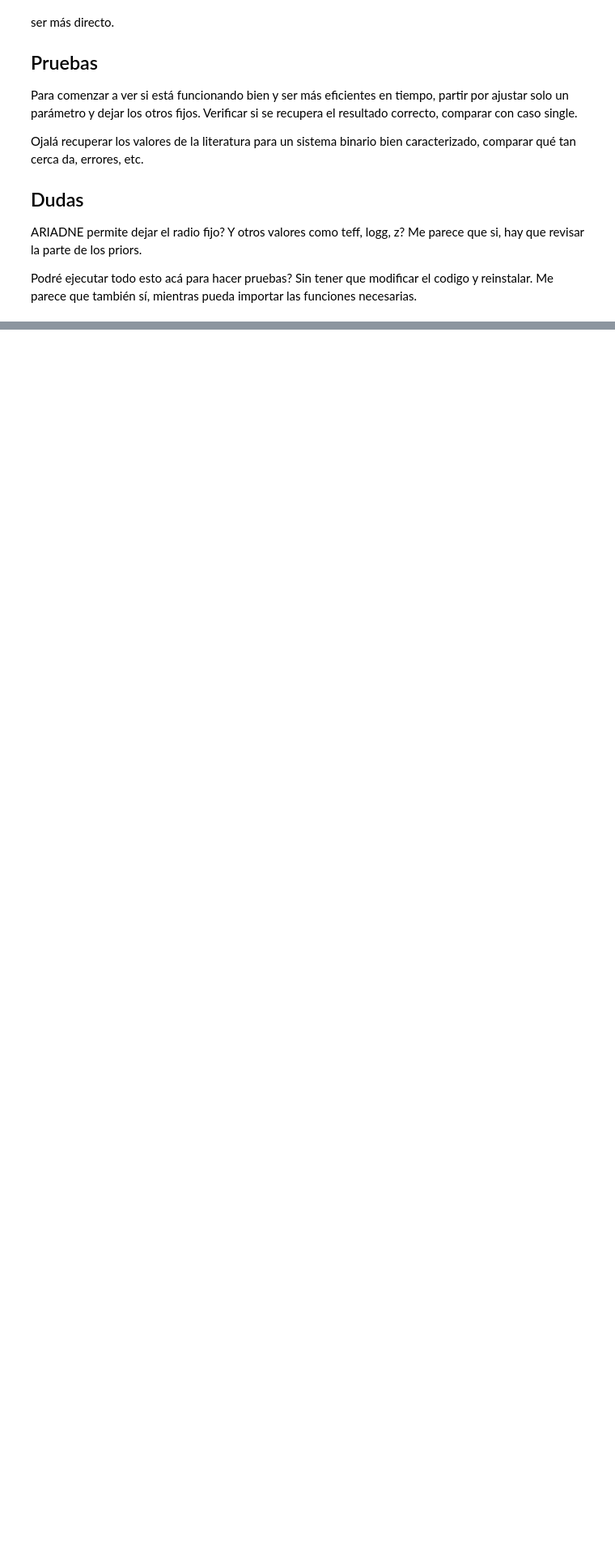
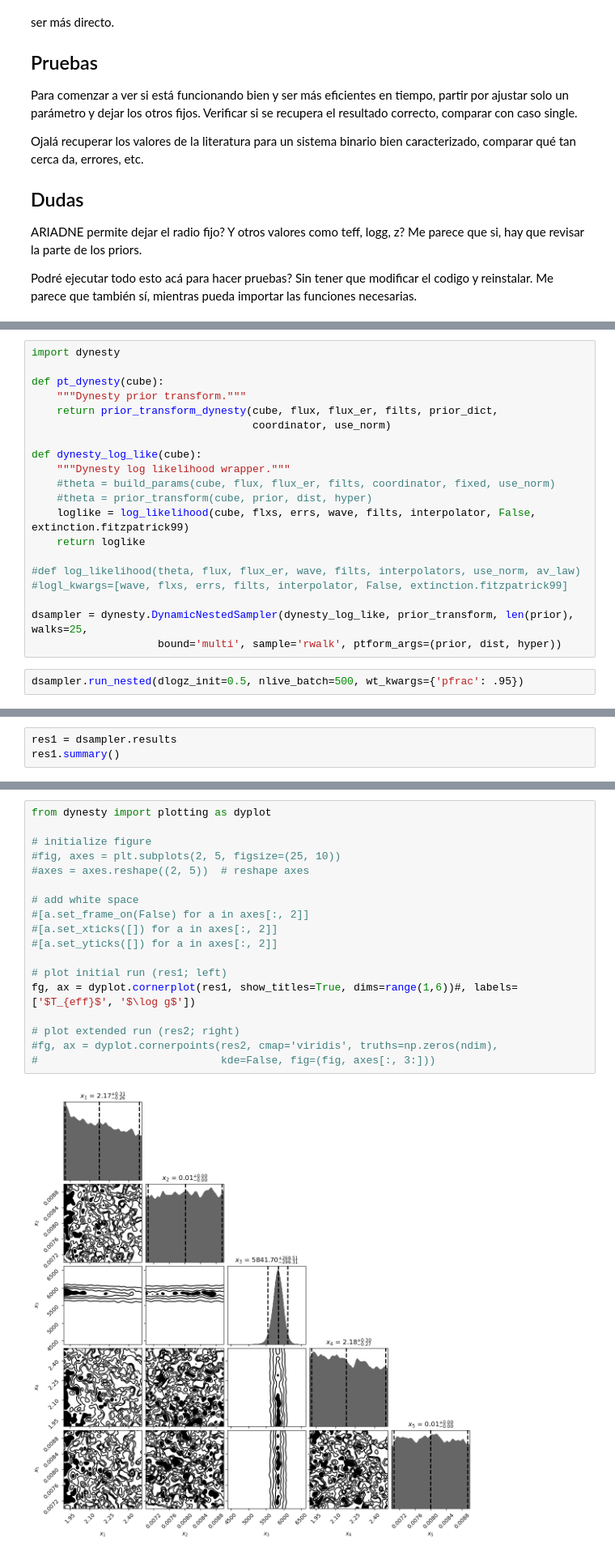
Before and after one commit to astrofelipe/Binary-SED, a Jupyter notebook: binaryfit.ipynb, the cells around one changed output, grey strips where cells are left out. Shown at 81% size. Drawn from its saved outputs; the diff is of its cells as text; blank space fills up the shorter version.

```diff
--- a/binaryfit.ipynb
+++ b/binaryfit.ipynb
@@ -353,0 +369,22 @@ ax.set_xlim([0.1, 6])
+# %%
+import dynesty
+
+def pt_dynesty(cube):
+    """Dynesty prior transform."""
+    return prior_transform_dynesty(cube, flux, flux_er, filts, prior_dict,
+                                   coordinator, use_norm)
+
+def dynesty_log_like(cube):
+    """Dynesty log likelihood wrapper."""
+    #theta = build_params(cube, flux, flux_er, filts, coordinator, fixed, use_norm)
+    #theta = prior_transform(cube, prior, dist, hyper)
+    loglike = log_likelihood(cube, flxs, errs, wave, filts, interpolator, False, extinction.fitzpatrick99)
+    return loglike
+
+#def log_likelihood(theta, flux, flux_er, wave, filts, interpolators, use_norm, av_law)
+#logl_kwargs=[wave, flxs, errs, filts, interpolator, False, extinction.fitzpatrick99]
+
+dsampler = dynesty.DynamicNestedSampler(dynesty_log_like, prior_transform, len(prior), walks=25,
+                    bound='multi', sample='rwalk', ptform_args=(prior, dist, hyper))
+# %%
+dsampler.run_nested(dlogz_init=0.5, nlive_batch=500, wt_kwargs={'pfrac': .95})
@@ -353,0 +393,3 @@ ax.set_xlim([0.1, 6])
+# %%
+res1 = dsampler.results
+res1.summary()
@@ -353,0 +403,20 @@ ax.set_xlim([0.1, 6])
+# %%
+from dynesty import plotting as dyplot
+
+# initialize figure
+#fig, axes = plt.subplots(2, 5, figsize=(25, 10))
+#axes = axes.reshape((2, 5))  # reshape axes
+
+# add white space
+#[a.set_frame_on(False) for a in axes[:, 2]]
+#[a.set_xticks([]) for a in axes[:, 2]]
+#[a.set_yticks([]) for a in axes[:, 2]]
+
+# plot initial run (res1; left)
+fg, ax = dyplot.cornerplot(res1, show_titles=True, dims=range(1,6))#, labels=['$T_{eff}$', '$\log g$'])
+
+# plot extended run (res2; right)
+#fg, ax = dyplot.cornerpoints(res2, cmap='viridis', truths=np.zeros(ndim),
+#                             kde=False, fig=(fig, axes[:, 3:]))
+# %% [output]
+[figure, added]
```
Also changed, not shown: parts of 35 cells of this notebook.
